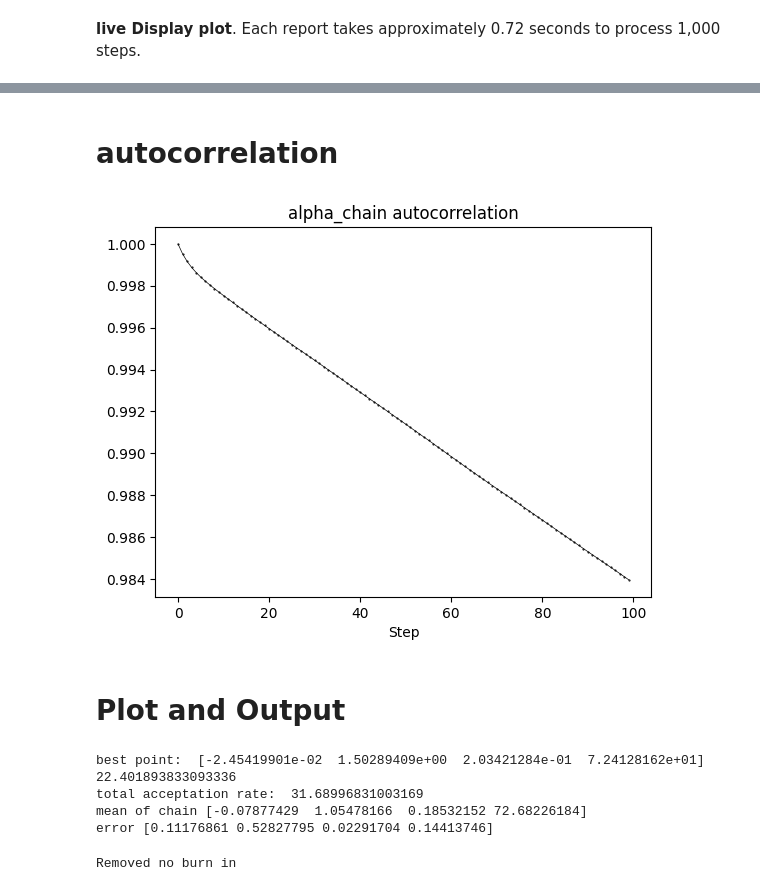
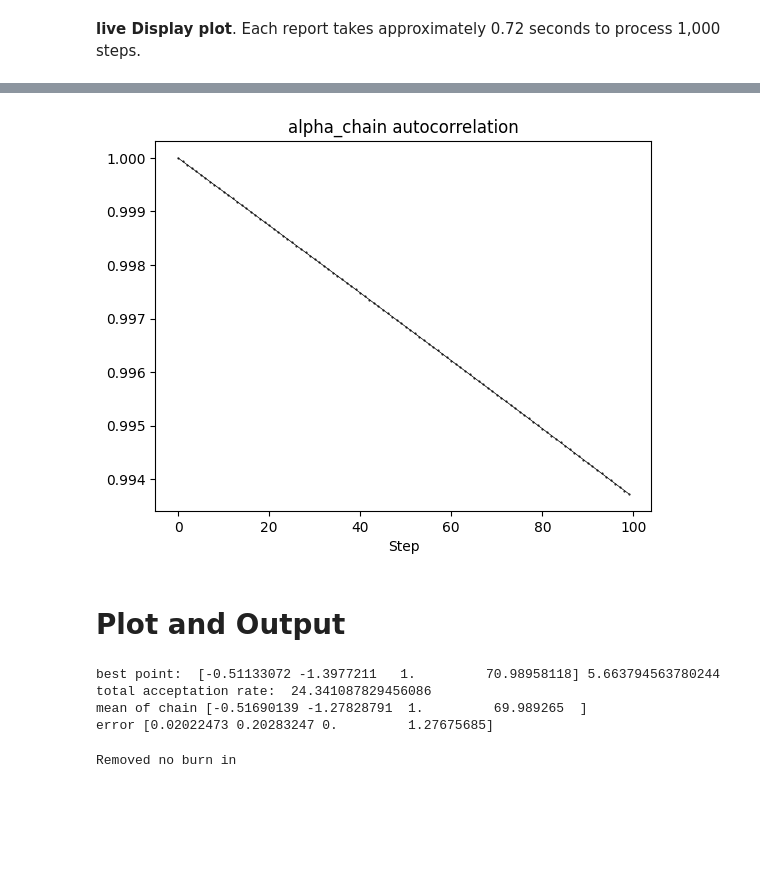
Before and after one commit to yahyaMohamadi/Dark-Energy-and-local-limit-of-NLG, a Jupyter notebook: MCMC.ipynb, the cells around one changed output, grey strips where cells are left out. Saved outputs shown, nothing was run; the diff lists cells and outputs as text; code cells hidden in the pictures; blank space fills up the shorter version.

```diff
--- a/MCMC.ipynb
+++ b/MCMC.ipynb
@@ -157,8 +153,8 @@ def MCMC_step(data ,
   step_accepted = 0
   proposal_sample = np.random.normal(sample, step_size)
   proposal_chi2 = chi2(data, state,proposal_sample)
-  accept_prob = np.exp(-0.5 * (proposal_chi2- sample_chi2))
-  if np.random.rand() < accept_prob:
+  log_accept_prob  = -0.5 * (proposal_chi2- sample_chi2)
+  if np.log(np.random.rand()) < log_accept_prob:
     current_sample = proposal_sample
     current_chi2  = proposal_chi2
     step_accepted = 1
@@ -183,13 +179,9 @@ def run_mcmc(data ,
   if continue_fron_old_chian:
       chain_samples , chain_chi2 = load_chain(state)
   else:
-      #start chain from LambdaCDM point
+    #start chain from LambdaCDM point
     chain_samples = [parameters]
     chain_chi2= [chi2(data ,state, parameters)]
-
-  acceptation_rate = []
-  chi2_avrg = []
-  curent_acceptation_rate = 0
   for i in range(n_steps):
     step = MCMC_step(data,
                      state,
@@ -198,14 +190,8 @@ def run_mcmc(data ,
                      step_size = step_size)
     chain_samples.append(step[0])
     chain_chi2.append(step[1])
-    curent_acceptation_rate += step[2]
-    if (i+1) % report_state == 0:
-      #print('MCMC curent step is ', len(chain_chi2) , ' curent acceptation rate is ', int((curent_acceptation_rate/report_state)*100), '% chi2 is ' , int(chain_chi2[-1]))
-      live_report(chain_samples#[-report_state:],
-                  ,chi2_avrg,
-                  acceptation_rate)
-      chi2_avrg.append(np.mean(chain_chi2[-report_state:]))
-      acceptation_rate.append((curent_acceptation_rate/report_state)*100)
+    if (i+2) % report_state == 0:
+      live_report(chain_samples,chain_chi2 ,report_state =report_state ,draw_diagram = False)
       curent_acceptation_rate = 0
       if save_while_report:
         save_chain(state, np.array(chain_samples) ,np.array(chain_chi2) ) #make path for save
@@ -236,0 +232,10 @@ def live_report(chain_samples,
+# %%
+#in average for each data point take 1.6 min for one million step
+mcmc = run_mcmc(data=data_BAO ,
+                state="BAO",
+                n_steps=2*1000*1000,
+                step_size=np.array([.01,.01,0,0.01]),
+                parameters = np.array([ -0.5   ,  -1   ,  1, 70.   ]),
+                report_state = 10000,
+                continue_fron_old_chian = False ,
+                save_while_report =False)
@@ -244,12 +255,3 @@ def autocorrelation(chain, lag):
     cov = np.sum((chain[:n-i] - mean) * (chain[i:] - mean)) / (n - i)
     autocorrelation.append(cov / var)
   return np.array(autocorrelation)
-# %%
-mcmc = run_mcmc(data=data_BAO ,
-             state="BAO",
-             n_steps=1000*1000,
-             step_size=np.array([0.01,0.01,0.001,0.001]),
-             parameters = LCDMparameters,
-             report_state = 10000,
-             continue_fron_old_chian = False ,
-             save_while_report =False)
@@ -258,26 +258,24 @@ mcmc = run_mcmc(data=data_BAO ,
-# %% [markdown]
-# autocorrelation
 # %%
-burn_in =100000
+burn_in =1000
 alpha_chain = mcmc[0][burn_in:,0]
 beta_chain = mcmc[0][burn_in:,1]
 Omega_M_chain = mcmc[0][burn_in:,2]
 H0_chain = mcmc[0][burn_in:,3]
 
 lag = 100
 
 alpha_autocorrelation = autocorrelation(chain=alpha_chain, lag=lag)
 beta_autocorrelation = autocorrelation(chain=beta_chain, lag=lag)
 Omega_M_autocorrelation = autocorrelation(chain=Omega_M_chain, lag=lag)
 H0_autocorrelation = autocorrelation(chain=H0_chain, lag=lag)
 
 
 plt.plot(alpha_autocorrelation , marker='.' ,ms = 1,linewidth = '0.5',linestyle='-',color = 'black')
 plt.title("alpha_chain autocorrelation")
 plt.xlabel("Step")
 plt.show()
 # %% [output]
-[figure, old version]
+[figure, new version]
 # %% [markdown]
 # Plot and Output
 # %%
@@ -296,11 +294,11 @@ def main_chain_report(chain_samples ,chain_chi2):
   print("total acceptation rate: " , len(np.unique(chain_chi2))/len(chain_chi2)*100)
   print("mean of chain" , np.mean(chain_samples,axis=0))
   print("error" , np.std(chain_samples,axis=0))
-main_chain_report(chain_SNe,chi2_SNe)
+#main_chain_report(chain_SNe,chi2_SNe)
 main_chain_report(chain_BAO,chi2_BAO)
 # %% [output]
-best point:  [-2.45419901e-02  1.50289409e+00  2.03421284e-01  7.24128162e+01] 22.401893833093336
-total acceptation rate:  31.68996831003169
-mean of chain [-0.07877429  1.05478166  0.18532152 72.68226184]
-error [0.11176861 0.52827795 0.02291704 0.14413746]
+best point:  [-0.51133072 -1.3977211   1.         70.98958118] 5.663794563780244
+total acceptation rate:  24.341087829456086
+mean of chain [-0.51690139 -1.27828791  1.         69.989265  ]
+error [0.02022473 0.20283247 0.         1.27675685]
 # %%
```
Also changed, not shown: parts of 8 cells of this notebook.
